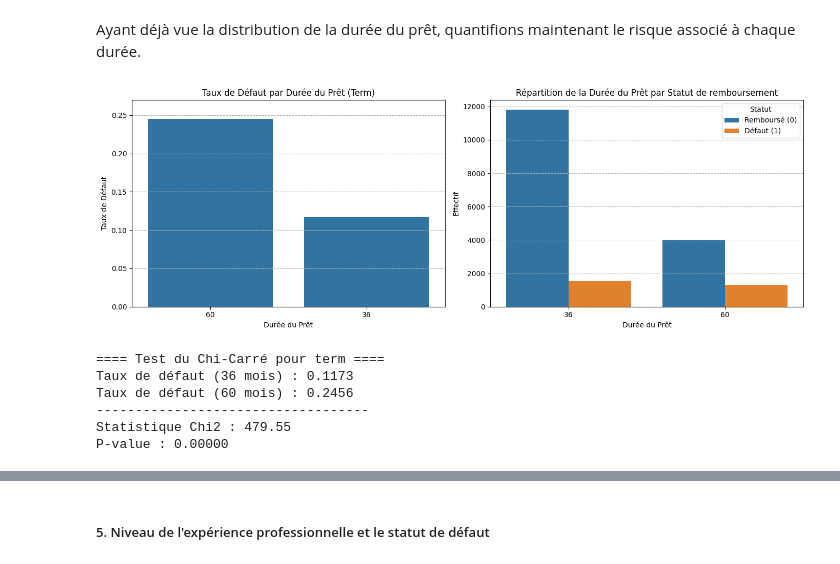
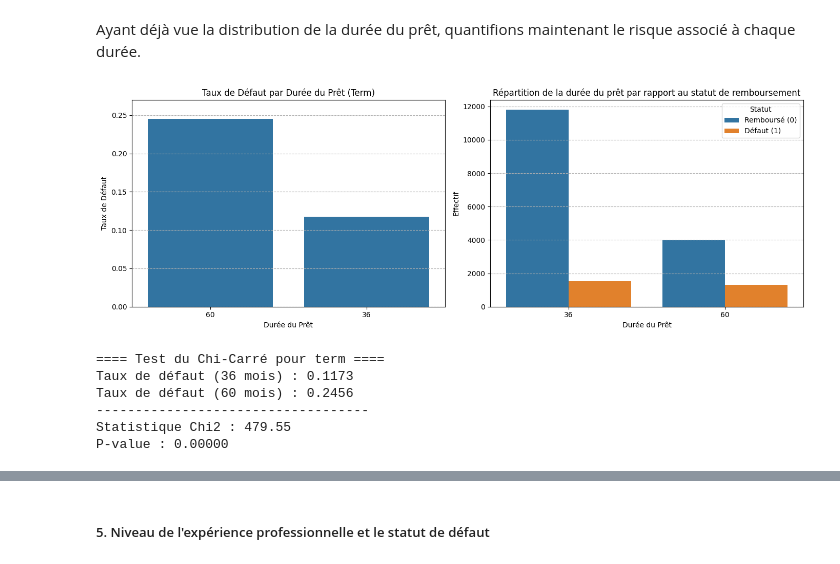
Before and after one commit to MarleneManirafasha/Analyse-du-risque-de-credit-Regression-logistique-et-scoring, a Jupyter notebook: loan_club_script.ipynb, the cells around one changed output, grey strips where cells are left out. Cells and saved outputs as stored; diff of their text form; code cells hidden in the pictures.

```diff
--- a/loan_club_script.ipynb
+++ b/loan_club_script.ipynb
@@ -569,7 +569,7 @@ defaut_rate_term = df.groupby('term')['loan_status'].mean().sort_values(ascendin
 # Création de la Figure Combinée (1 ligne, 2 colonnes)
 fig, axes = plt.subplots(1, 2, figsize=(14, 5))
 
-# Graphique 1 (Taux de Défaut par Durée)
+# Graphique 1 (Taux de Défaut par durée)
 sns.barplot(x=defaut_rate_term.index, y=defaut_rate_term.values, ax=axes[0])
 axes[0].set_title("Taux de Défaut par Durée du Prêt (Term)")
 axes[0].set_xlabel('Durée du Prêt')
@@ -578,35 +578,35 @@ axes[0].grid(axis='y', linestyle='--')
 axes[0].set_ylim(0, max(defaut_rate_term.values) * 1.1)
 
 # Graphique 2 (Répartition de la cible)
 # Utilisez pd.crosstab pour obtenir les effectifs pour une visualisation précise
 contingency_table_term = pd.crosstab(df['term'], df['loan_status']).reset_index()
 contingency_table_term.columns = ['term', 'Remboursé (0)', 'Défaut (1)']
 contingency_melted = contingency_table_term.melt('term', var_name='Statut', value_name='Effectif')
 
 sns.barplot(x='term', y='Effectif', hue='Statut', data=contingency_melted, ax=axes[1])
-axes[1].set_title(f"Répartition de la Durée du prêt par Statut de remboursement")
+axes[1].set_title(f"Répartition de la durée du prêt par rapport au statut de remboursement")
 axes[1].set_xlabel('Durée du Prêt')
 axes[1].set_ylabel('Effectif')
 axes[1].grid(axis='y', linestyle='--')
 axes[1].legend(title='Statut')
 
 # Ajuster la mise en page
 plt.tight_layout()
 plt.show()
 
 # Test Statistique
 # Le tableau de contingence est déjà calculé ci-dessus
 chi2_term, p_value_term, dof_term, expected_term = chi2_contingency(pd.crosstab(df['term'], df['loan_status']))
 
 print(f"\n==== Test du Chi-Carré pour term ====")
 # Les taux doivent être calculés à nouveau car defaut_rate_term.loc['36'] est un accès de série, pas une sortie print
 print(f"Taux de défaut (36 mois) : {df.groupby('term')['loan_status'].mean().loc['36']:.4f}")
 print(f"Taux de défaut (60 mois) : {df.groupby('term')['loan_status'].mean().loc['60']:.4f}")
 print("-" * 35)
 print(f"Statistique Chi2 : {chi2_term:.2f}")
 print(f"P-value : {p_value_term:.5f}")
 # %% [output]
-[figure, old version]
+[figure, new version]
 ==== Test du Chi-Carré pour term ====
 Taux de défaut (36 mois) : 0.1173
 Taux de défaut (60 mois) : 0.2456
```
Also changed, not shown: parts of 50 cells of this notebook.
